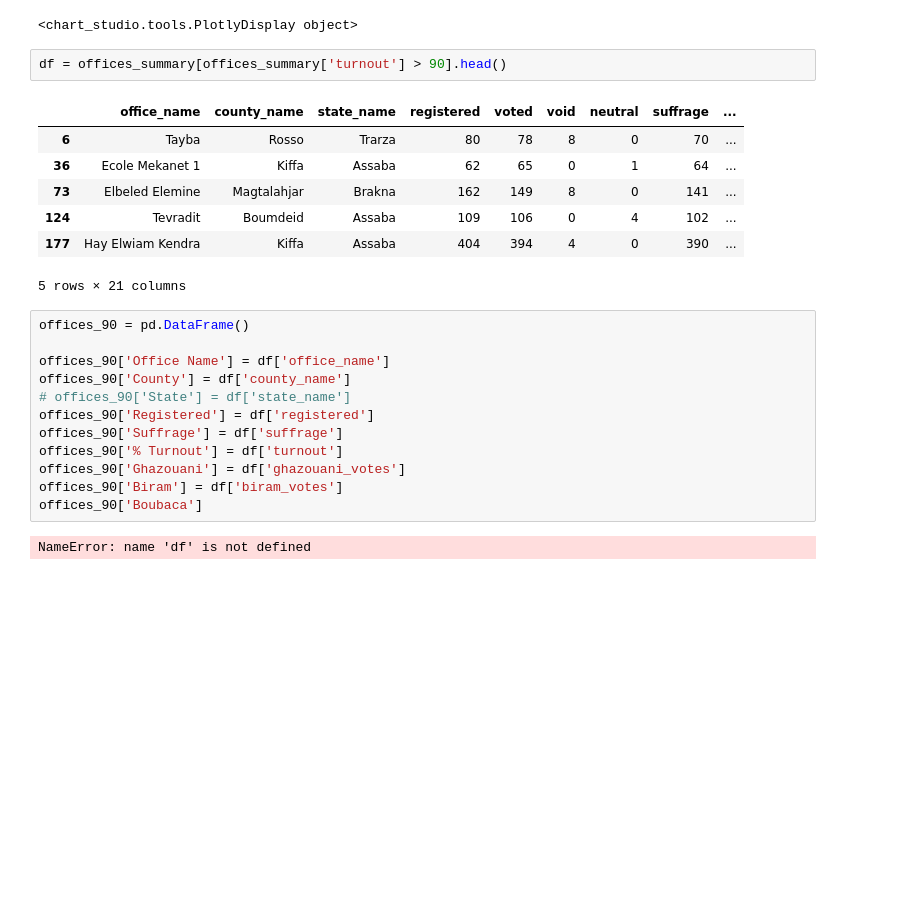
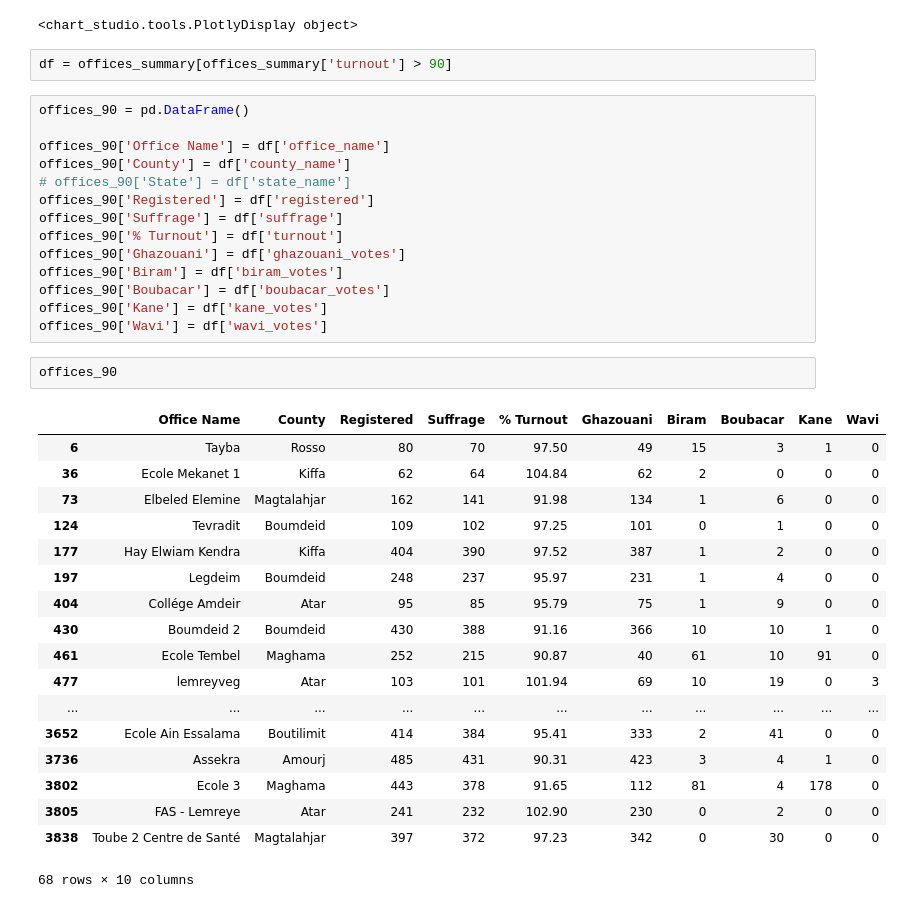
Before and after one commit to Mauritycs/2019_Election_Results, a Jupyter notebook: Notebooks/boxPlot.ipynb, the cells around one changed output. Drawn from its saved outputs; the diff is of its cells as text; blank space fills up the shorter version.

```diff
--- a/Notebooks/boxPlot.ipynb
+++ b/Notebooks/boxPlot.ipynb
@@ -321,15 +321,7 @@ py.iplot(fig)
 # %% [output]
 <chart_studio.tools.PlotlyDisplay object>
 # %%
-df = offices_summary[offices_summary['turnout'] > 90].head()
+df = offices_summary[offices_summary['turnout'] > 90]
-# %% [output]
-|  | office_name | county_name | state_name | registered | voted | void | neutral | suffrage | ... |
-| 6 | Tayba | Rosso | Trarza | 80 | 78 | 8 | 0 | 70 | ... |
-| 36 | Ecole Mekanet 1 | Kiffa | Assaba | 62 | 65 | 0 | 1 | 64 | ... |
-| 73 | Elbeled Elemine | Magtalahjar | Brakna | 162 | 149 | 8 | 0 | 141 | ... |
-| 124 | Tevradit | Boumdeid | Assaba | 109 | 106 | 0 | 4 | 102 | ... |
-| 177 | Hay Elwiam Kendra | Kiffa | Assaba | 404 | 394 | 4 | 0 | 390 | ... |
-5 rows × 21 columns
 # %%
 offices_90 = pd.DataFrame()
 
@@ -341,6 +333,27 @@ offices_90['Suffrage'] = df['suffrage']
 offices_90['% Turnout'] = df['turnout']
 offices_90['Ghazouani'] = df['ghazouani_votes']
 offices_90['Biram'] = df['biram_votes']
-offices_90['Boubaca']
+offices_90['Boubacar'] = df['boubacar_votes']
+offices_90['Kane'] = df['kane_votes']
+offices_90['Wavi'] = df['wavi_votes']
-# %% [output]
-NameError: name 'df' is not defined
+# %%
+offices_90
+# %% [output]
+|  | Office Name | County | Registered | Suffrage | % Turnout | Ghazouani | Biram | Boubacar | Kane | Wavi |
+| 6 | Tayba | Rosso | 80 | 70 | 97.50 | 49 | 15 | 3 | 1 | 0 |
+| 36 | Ecole Mekanet 1 | Kiffa | 62 | 64 | 104.84 | 62 | 2 | 0 | 0 | 0 |
+| 73 | Elbeled Elemine | Magtalahjar | 162 | 141 | 91.98 | 134 | 1 | 6 | 0 | 0 |
+| 124 | Tevradit | Boumdeid | 109 | 102 | 97.25 | 101 | 0 | 1 | 0 | 0 |
+| 177 | Hay Elwiam Kendra | Kiffa | 404 | 390 | 97.52 | 387 | 1 | 2 | 0 | 0 |
+| 197 | Legdeim | Boumdeid | 248 | 237 | 95.97 | 231 | 1 | 4 | 0 | 0 |
+| 404 | Collége Amdeir | Atar | 95 | 85 | 95.79 | 75 | 1 | 9 | 0 | 0 |
+| 430 | Boumdeid 2 | Boumdeid | 430 | 388 | 91.16 | 366 | 10 | 10 | 1 | 0 |
+| 461 | Ecole Tembel | Maghama | 252 | 215 | 90.87 | 40 | 61 | 10 | 91 | 0 |
+| 477 | lemreyveg | Atar | 103 | 101 | 101.94 | 69 | 10 | 19 | 0 | 3 |
+| ... | ... | ... | ... | ... | ... | ... | ... | ... | ... | ... |
+| 3652 | Ecole Ain Essalama | Boutilimit | 414 | 384 | 95.41 | 333 | 2 | 41 | 0 | 0 |
+| 3736 | Assekra | Amourj | 485 | 431 | 90.31 | 423 | 3 | 4 | 1 | 0 |
+| 3802 | Ecole 3 | Maghama | 443 | 378 | 91.65 | 112 | 81 | 4 | 178 | 0 |
+| 3805 | FAS - Lemreye | Atar | 241 | 232 | 102.90 | 230 | 0 | 2 | 0 | 0 |
+| 3838 | Toube 2 Centre de Santé | Magtalahjar | 397 | 372 | 97.23 | 342 | 0 | 30 | 0 | 0 |
+68 rows × 10 columns
```
